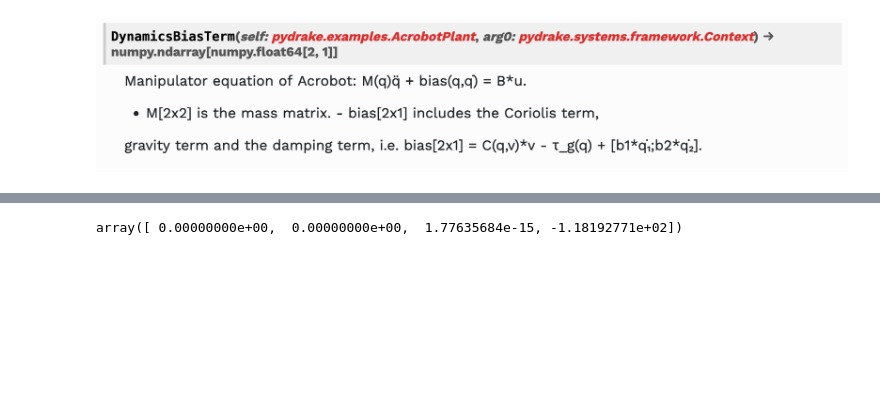
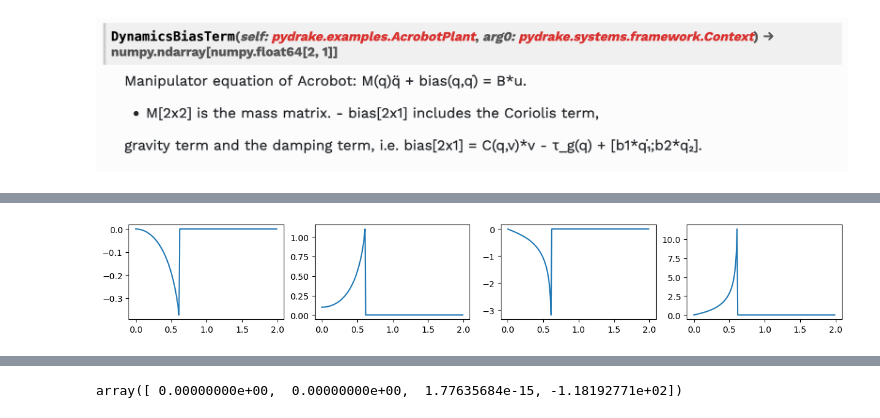
Before and after one commit to QingmuDeng/AA203-Homework, a Jupyter notebook: Project/Dynamics.ipynb, the cells around one changed output, grey strips where cells are left out. Saved outputs shown, nothing was run; the diff lists cells and outputs as text; code cells hidden in the pictures; blank space fills up the shorter version.

Commit message:
add debugging plot

```diff
--- a/Project/Dynamics.ipynb
+++ b/Project/Dynamics.ipynb
@@ -43,7 +44,7 @@ def M(x):
     θ1, θ2, dθ1, dθ2 = unpack_x(x)
     return np.array(
         [
-            [Ic1 + Ic2 + m2*l1**2 + 2*m2*l1*lc2*c(θ1), Ic2 + m2*l1*lc2*c(θ2)],
+            [Ic1 + Ic2 + m2*l1**2 + 2*m2*l1*lc2*c(θ2), Ic2 + m2*l1*lc2*c(θ2)],
             [Ic2 + m2*l1*lc2*c(θ2), Ic2 ]
          ]
     )
@@ -53,7 +54,7 @@ def C(x):
     return np.array(
         [
             [-2*m2*l1*lc2*s(θ2)*dθ2, -m2*l1*lc2*s(θ2)*dθ2],
-            [m2*l1*lc2*c(θ2)*dθ1, 0 ]
+            [m2*l1*lc2*s(θ2)*dθ1, 0 ]
          ]
     )
 
@@ -63,7 +64,7 @@ def τ_g(x):
     θ1, θ2, dθ1, dθ2 = unpack_x(x)
     return np.array(
         [
-            [-m1*g*lc1*s(θ1)-m2*g*(l1*s(θ1)+lc2*s(θ1+θ2))],
+            [-m1*g*lc1*s(θ1) - m2*g*(l1*s(θ1)+lc2*s(θ1+θ2))],
             [-m2*g*lc2*s(θ1+θ2)]
          ]
     )
@@ -123,0 +121,22 @@ array([[-0., -0.],
+# %%
+x0 = np.array([0,0.1,0,0])
+
+T = 2                                    # simulation time
+dt = 0.01
+t = np.arange(0., T, dt)
+
+N = t.size - 1
+
+x = np.zeros((N + 1, 4))
+x[0,:] = x0
+
+t_span = (0,dt)
+
+for i, tk in enumerate(t[:-1]):
+
+    sol = integrate.solve_ivp(dynamics, t_span, x[i,:], args=(0,))
+    # break
+    if not sol.success:
+        print(tk, 'failed to solve')
+        break
+    x[i+1,:] = sol.y[:,-1]
@@ -123,0 +162,9 @@ array([[-0., -0.],
+# %%
+n = len(x0)
+
+fig, ax = plt.subplots(1, n, figsize=(15, 2))
+
+for i in range(n):
+    ax[i].plot(t,x[:,i])
+# %% [output]
+[figure, added]
```
Also changed, not shown: parts of 11 cells of this notebook.
